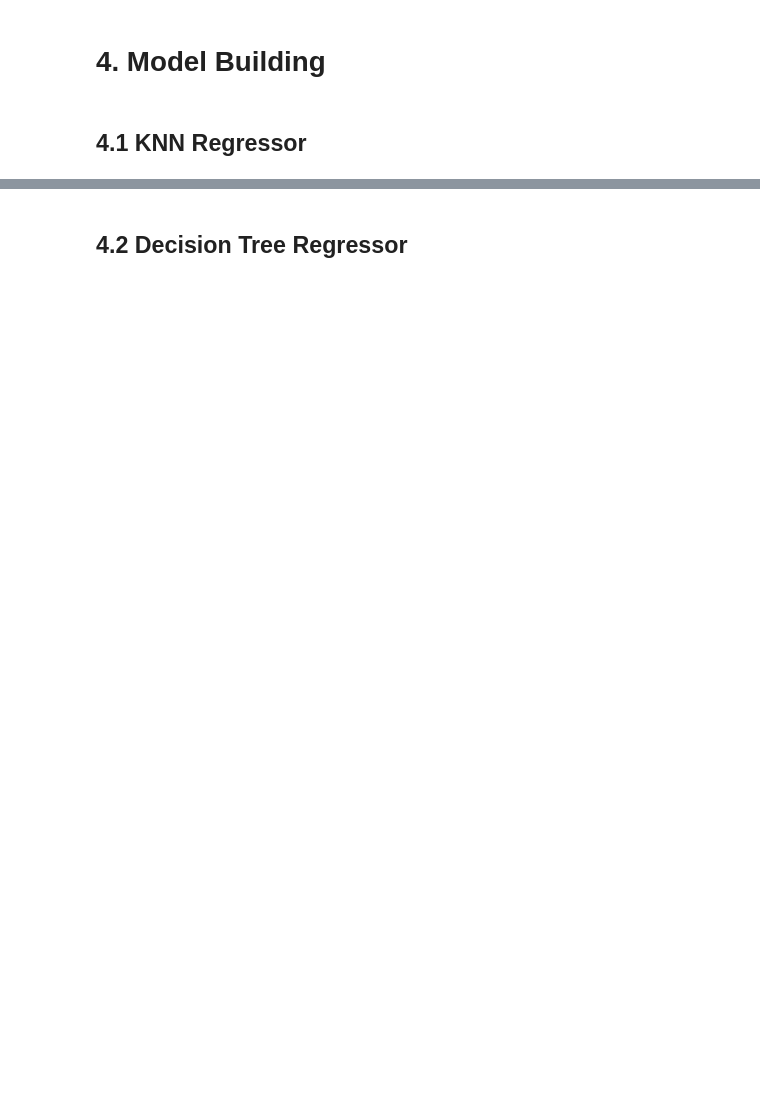
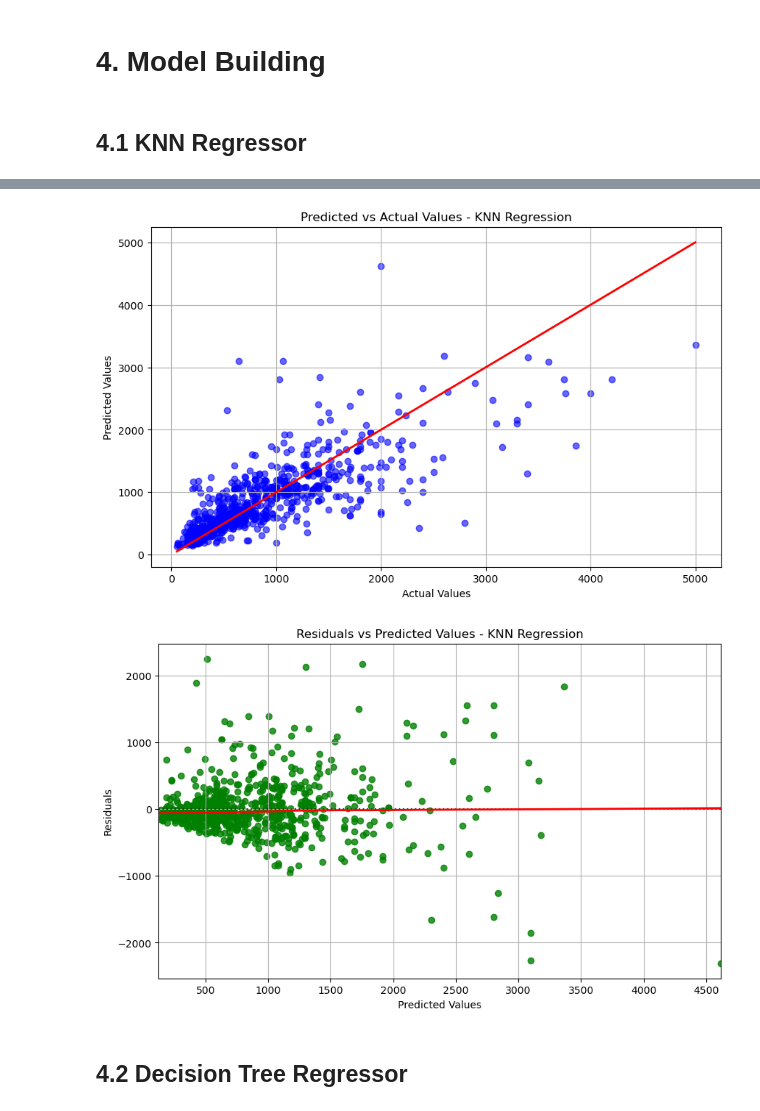
Before and after one commit to VaibhavSaran/CSE-587-PROJECT-LAPTRACK, a Jupyter notebook: Phase2/Project Laptrack - Phase 2 Model Building.ipynb, the cells around one changed output, grey strips where cells are left out. Saved outputs shown, nothing was run; the diff lists cells and outputs as text; code cells hidden in the pictures; blank space fills up the shorter version.

Commit message:
updated Model building

```diff
--- a/Phase2/Project Laptrack - Phase 2 Model Building.ipynb
+++ b/Phase2/Project Laptrack - Phase 2 Model Building.ipynb
@@ -35,4 +35,4 @@ laptop_df.head()
 | 4 | HP | TPN-Q279 | TPN-Q279 | AMD | Ryzen 5 | SSD | ... |
 5 rows × 21 columns
 # %%
-laptop_df.shape
+laptop_df  = pd.read_csv('LaptrackPhase2.csv')
@@ -125,50 +251,84 @@ reg_model = []
 # %% [markdown]
 ## 4.1 KNN Regressor
 # %%
+import matplotlib.pyplot as plt
+import seaborn as sns
+import numpy as np
+from sklearn.metrics import mean_squared_error
+from sklearn.model_selection import train_test_split
+from sklearn.compose import ColumnTransformer
+from sklearn.impute import SimpleImputer
+from sklearn.preprocessing import OneHotEncoder, StandardScaler
+from sklearn.pipeline import Pipeline
+
 # KNN Regressor
 from sklearn.neighbors import KNeighborsRegressor
 
-knn_regressor = KNeighborsRegressor(n_neighbors=5)
-
-
+# Define columns
 KNNcategorical_cols = ['Brand', 'Processor_Brand', 'Storage_Type', 'Processor_Model']
 KNNnumerical_cols = ['Storage_Capacity(GB)', 'RAM(GB)', 'Price']
 
-KNN_df_cleaned = laptop_df_cleaned.dropna(subset=['Price'])
+# Clean the DataFrame by dropping rows where 'Price' is missing
+KNN_df_cleaned = laptop_df.dropna(subset=['Price'])
 
+# Define features (X) and target (y)
 X = KNN_df_cleaned[KNNcategorical_cols + KNNnumerical_cols[:-1]]  # Exclude Price from features
 y = KNN_df_cleaned['Price']
 
+# Split the dataset into training and testing sets
 X_train, X_test, y_train, y_test = train_test_split(X, y, test_size=0.2, random_state=42)
 
+# Create the preprocessor with numerical and categorical transformations
 preprocessor = ColumnTransformer(
     transformers=[
         ('num', Pipeline(steps=[
             ('imputer', SimpleImputer(strategy='mean')),
             ('scaler', StandardScaler())
-        ]), numerical_cols[:-1]),
-        ('cat', OneHotEncoder(handle_unknown='ignore'), categorical_cols)
+        ]), KNNnumerical_cols[:-1]),
+        ('cat', OneHotEncoder(handle_unknown='ignore'), KNNcategorical_cols)
     ]
 )
+
+# Create the KNN Regression pipeline
+knn_regressor = KNeighborsRegressor(n_neighbors=5)
 
 KNN_pipeline = Pipeline(steps=[
     ('preprocessor', preprocessor),
     ('regressor', knn_regressor)
 ])
 
+# Fit the pipeline on the training data
 KNN_pipeline.fit(X_train, y_train)
 
+# Predict on the test set
 KNN_y_pred = KNN_pipeline.predict(X_test)
 
-KNNmse = mean_squared_error(y_test, KNN_y_pred)
-KNNrmse = np.sqrt(mse)
+# Calculate RMSE
+KNN_mse = mean_squared_error(y_test, KNN_y_pred)
+KNN_rmse = np.sqrt(KNN_mse)
 
+# Output predictions and RMSE
 print("Predicted values:", KNN_y_pred)
 print("Actual values:", y_test.values)
-print("Root Mean Squared Error:", KNNrmse)
+print("Root Mean Squared Error:", KNN_rmse)
 
+# Predicted vs Actual Values Plot
+plt.figure(figsize=(10, 6))
+plt.scatter(y_test, KNN_y_pred, color='blue', alpha=0.6)
+plt.plot([y_test.min(), y_test.max()], [y_test.min(), y_test.max()], color='red', linewidth=2)  # Identity line
+plt.title("Predicted vs Actual Values - KNN Regression")
+plt.xlabel("Actual Values")
+plt.ylabel("Predicted Values")
+plt.grid(True)
+plt.show()
 
-# knn_regressor.fit(X_train_scaled, y_train)
-
-# y_pred_knn_regressor = knn_regressor.predict(X_test_scaled)
+# Residual Plot (Predicted values vs Residuals)
+residuals = y_test - KNN_y_pred
+plt.figure(figsize=(10, 6))
+sns.residplot(x=KNN_y_pred, y=residuals, lowess=True, color="green", line_kws={'color': 'red', 'lw': 2})
+plt.title("Residuals vs Predicted Values - KNN Regression")
+plt.xlabel("Predicted Values")
+plt.ylabel("Residuals")
+plt.grid(True)
+plt.show()
 # %% [output]
@@ -192,3 +352,5 @@ Root Mean Squared Error: 412.96093548715976
+[figure, added]
+[figure, added]
 # %%
 # y_pred_reg_models.append(y_pred_knn_regressor)
 # %%
```
Also changed, not shown: parts of 12 cells of this notebook.
